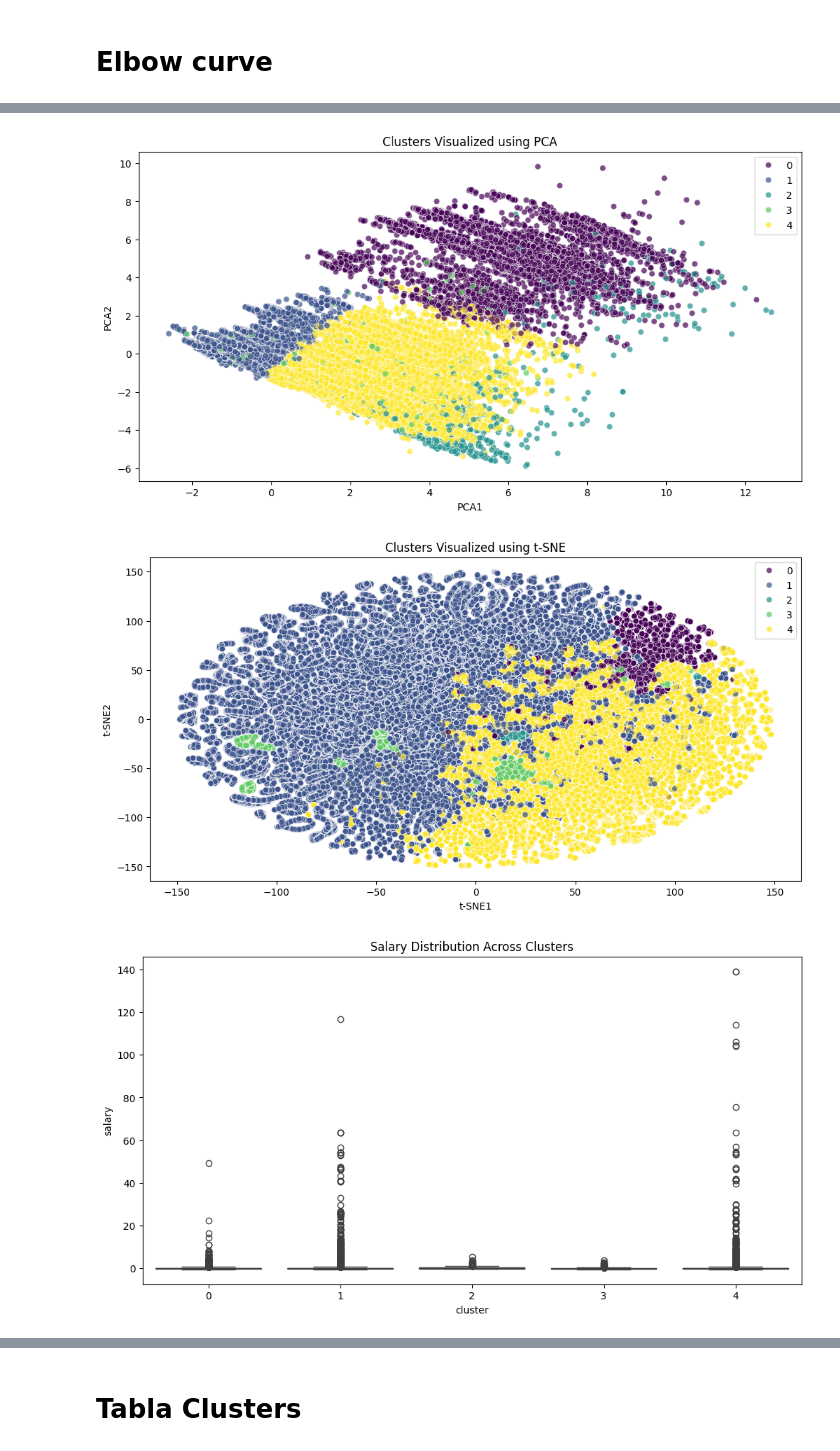
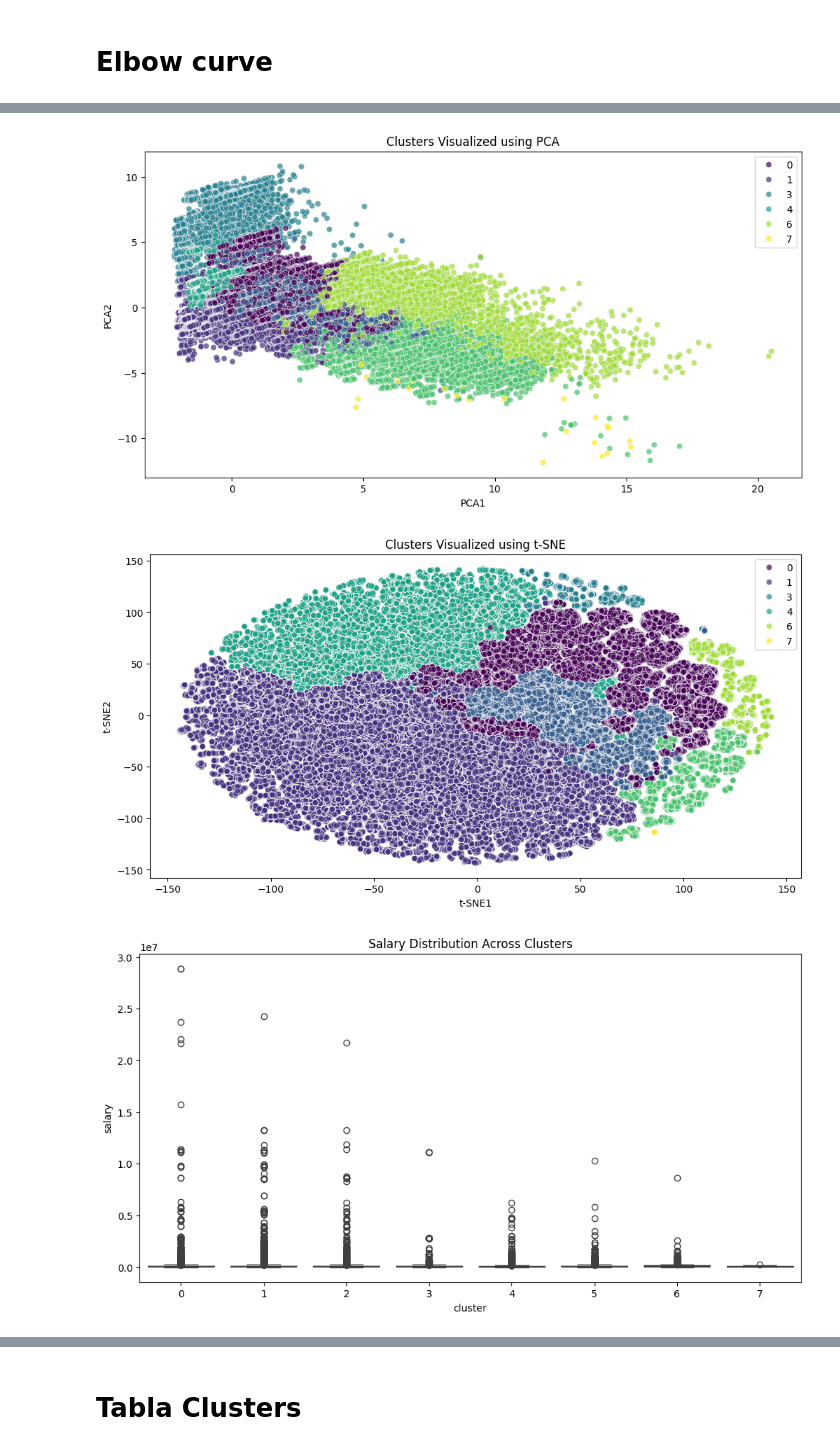
Before and after one commit to Kasoa8/Nuclio_EasyMoney, a Jupyter notebook: Segmentacion.ipynb, the cells around one changed output, grey strips where cells are left out. Saved outputs shown, nothing was run; the diff lists cells and outputs as text; code cells hidden in the pictures.

```diff
--- a/Segmentacion.ipynb
+++ b/Segmentacion.ipynb
@@ -60,6 +68,6 @@ from sklearn.model_selection import train_test_split
 # %%
 # Ruta al archivo Parquet
-ruta_archivo = "C:/Users/Herre/Desktop/Data/df_encoding.csv"
+ruta_archivo = "C:/Users/Herre/Desktop/TFM/Nuclio_EasyMoney/0_Data/df_encoding.csv"
 # Leer el archivo Parquet
 df_cluster = pd.read_csv(ruta_archivo)
 # %%
@@ -81,7 +89,4 @@ df_cluster
 # %% [markdown]
 # Elbow curve
-# %%
-df_cluster.drop(columns=['pk_partition', 'entry_date'], inplace=True)
-#borro estas dos columnas porque al hacer la Curva del codo me dice que no puedo hacerla si hay columnas (las fechas) que no son numéricas
 # %%
 !pip install scikit-learn
@@ -132,7 +129,7 @@ import seaborn as sns
 scaler = StandardScaler()
 X_scaled = scaler.fit_transform(df_cluster)
 # Perform K-Means clustering
-kmeans = KMeans(n_clusters=5, random_state=42)  # Adjust the number of clusters if needed
+kmeans = KMeans(n_clusters=8, random_state=42)  # Adjust the number of clusters if needed
 df_cluster['cluster'] = kmeans.fit_predict(X_scaled)
 
 # Dimensionality Reduction using PCA
@@ -143,33 +140,33 @@ X_pca = pca.fit_transform(X_scaled)
 tsne = TSNE(n_components=2, random_state=42)
 X_tsne = tsne.fit_transform(X_scaled)
 
 # Create a DataFrame for the reduced data
 df_reduced = pd.DataFrame(X_pca, columns=['PCA1', 'PCA2'])
 df_reduced['t-SNE1'] = X_tsne[:, 0]
 df_reduced['t-SNE2'] = X_tsne[:, 1]
 df_reduced['salary'] = df_cluster['salary']
 df_reduced['cluster'] = df_cluster['cluster']
 
 # Plotting PCA clusters
 plt.figure(figsize=(12, 6))
 sns.scatterplot(x='PCA1', y='PCA2', hue='cluster', palette='viridis', data=df_reduced, alpha=0.7)
 plt.title('Clusters Visualized using PCA')
 plt.legend()
 plt.show()
 
 # Plotting t-SNE clusters
 plt.figure(figsize=(12, 6))
 sns.scatterplot(x='t-SNE1', y='t-SNE2', hue='cluster', palette='viridis', data=df_reduced, alpha=0.7)
 plt.title('Clusters Visualized using t-SNE')
 plt.legend()
 plt.show()
 
 # Visualizing the salary distribution across clusters
 plt.figure(figsize=(12, 6))
 sns.boxplot(x='cluster', y='salary', data=df_reduced)
 plt.title('Salary Distribution Across Clusters')
 plt.show()
 # %% [output]
-[figure, old version]
+[figure, new version]
-[figure, old version]
+[figure, new version]
-[figure, old version]
+[figure, new version]
```
Also changed, not shown: parts of 12 cells of this notebook, 1 other file.
